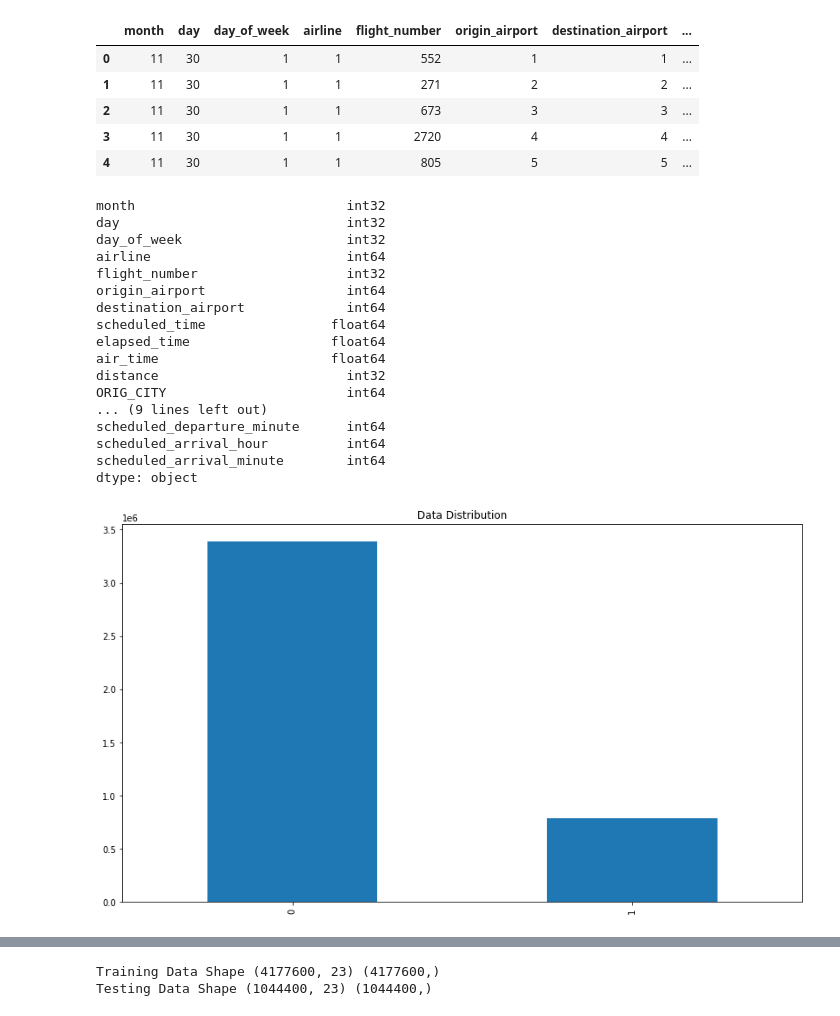
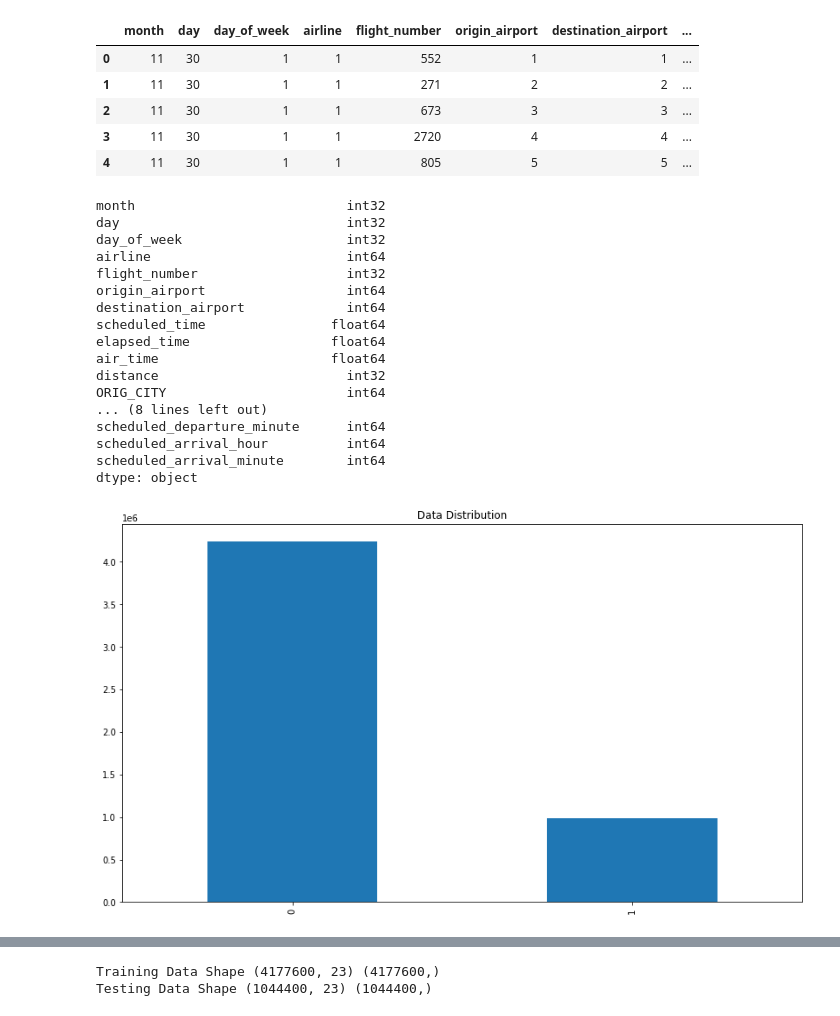
Before and after one commit to PacktPublishing/Machine-Learning-on-Kubernetes, a Jupyter notebook: chapter10/experiments.ipynb, the cells around one changed output, grey strips where cells are left out. Cells and saved outputs as stored; diff of their text form; code cells hidden in the pictures.

```diff
--- a/chapter10/experiments.ipynb
+++ b/chapter10/experiments.ipynb
@@ -102,10 +102,11 @@ import category_encoders as ce
 
 names = ['airline', "origin_airport", "destination_airport", "ORIG_CITY",
          "ORIG_STATE", "DEST_CITY", "DEST_STATE"]
-
+final_df = df
+final_df = final_df.drop(['DELAYED'], axis = 1)
 enc = ce.ordinal.OrdinalEncoder(cols=names)
-enc.fit(df)
-df = enc.transform(df)
+enc.fit(final_df)
+final_df = enc.transform(final_df)
 
 #save the encoder to be used at inference time
 import joblib
@@ -123,7 +122,7 @@ df.head(5)
 | 3 | 11 | 30 | 1 | 1 | 2720 | 4 | 4 | ... |
 | 4 | 11 | 30 | 1 | 1 | 805 | 5 | 5 | ... |
 # %%
-df.dtypes
+final_df.dtypes
 # %% [output]
 month                           int32
 day                             int32
@@ -137,7 +136,7 @@ elapsed_time                  float64
 air_time                      float64
 distance                        int32
 ORIG_CITY                       int64
-... (9 lines left out)
+... (8 lines left out)
 scheduled_departure_minute      int64
 scheduled_arrival_hour          int64
 scheduled_arrival_minute        int64
@@ -150,4 +149,4 @@ X_train, X_test, y_train, y_test = train_test_split(df, labels, test_size=0.2)
 # %%
-ax = X_train["DELAYED"].value_counts().plot(kind='bar',figsize=(14,8),title="Data Distribution")
+ax = df["DELAYED"].value_counts().plot(kind='bar',figsize=(14,8),title="Data Distribution")
 # %% [output]
-[figure, old version]
+[figure, new version]
```
Also changed, not shown: parts of 7 cells of this notebook.
